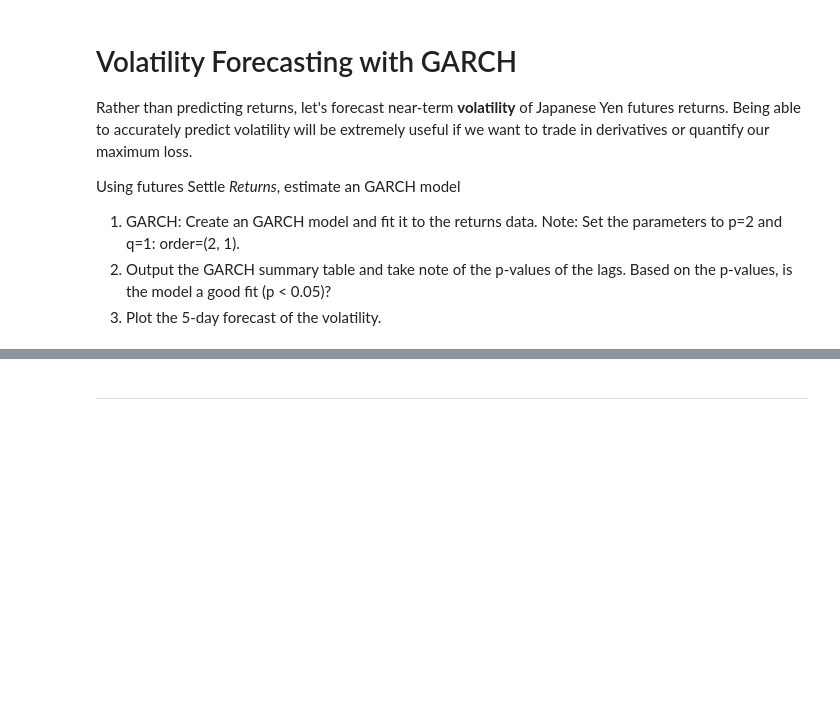
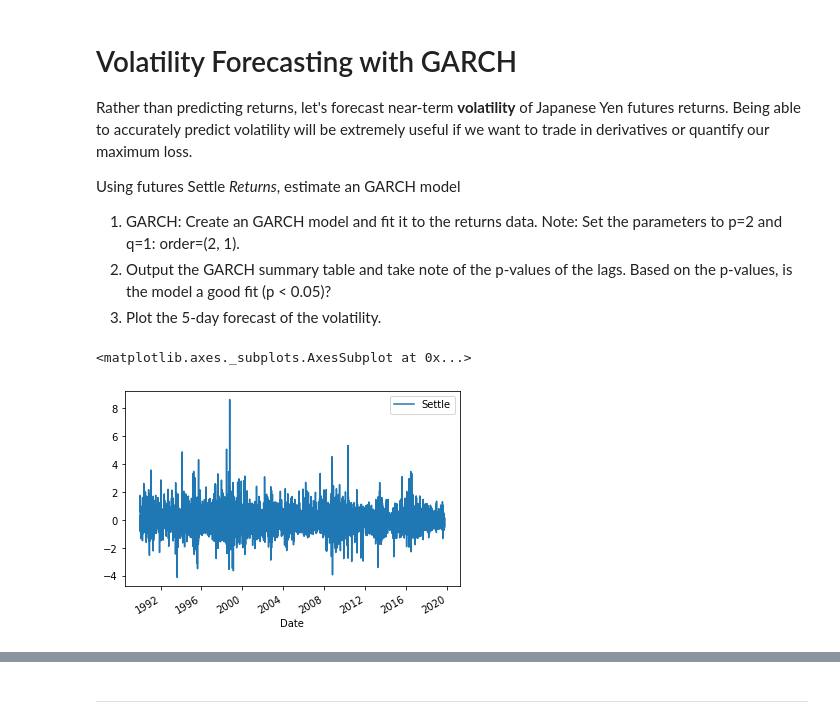
Before and after one commit to caseyqburke/unit-10-homework, a Jupyter notebook: time_series_analysis.ipynb, the cells around one changed output, grey strips where cells are left out. Saved outputs shown, nothing was run; the diff lists cells and outputs as text; code cells hidden in the pictures; blank space fills up the shorter version.

```diff
--- a/time_series_analysis.ipynb
+++ b/time_series_analysis.ipynb
@@ -203,0 +261,5 @@ import arch as arch
+# %%
+returns.plot()
+# %% [output]
+<matplotlib.axes._subplots.AxesSubplot at 0x...>
+[figure, added]
```
Also changed, not shown: parts of 13 cells of this notebook.
